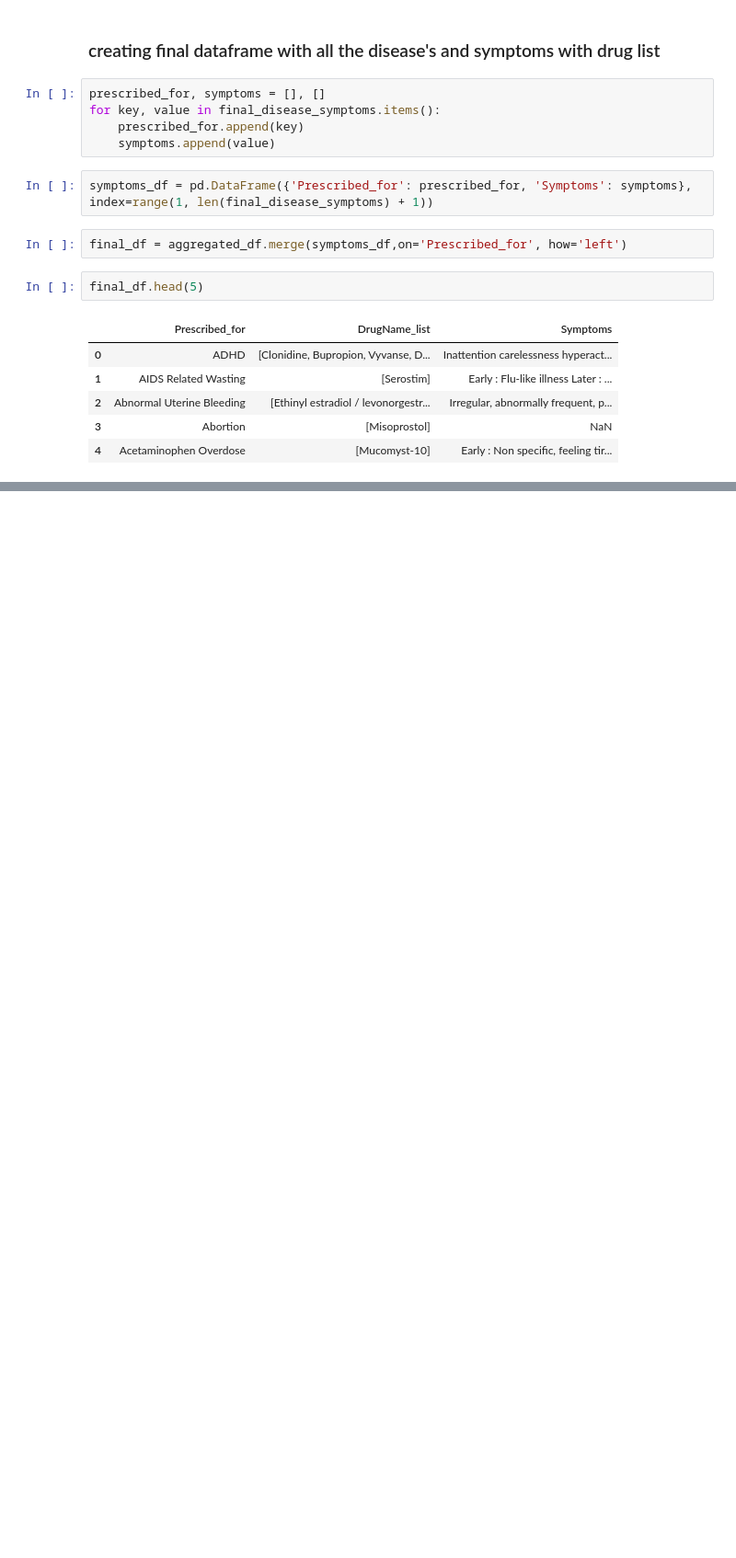
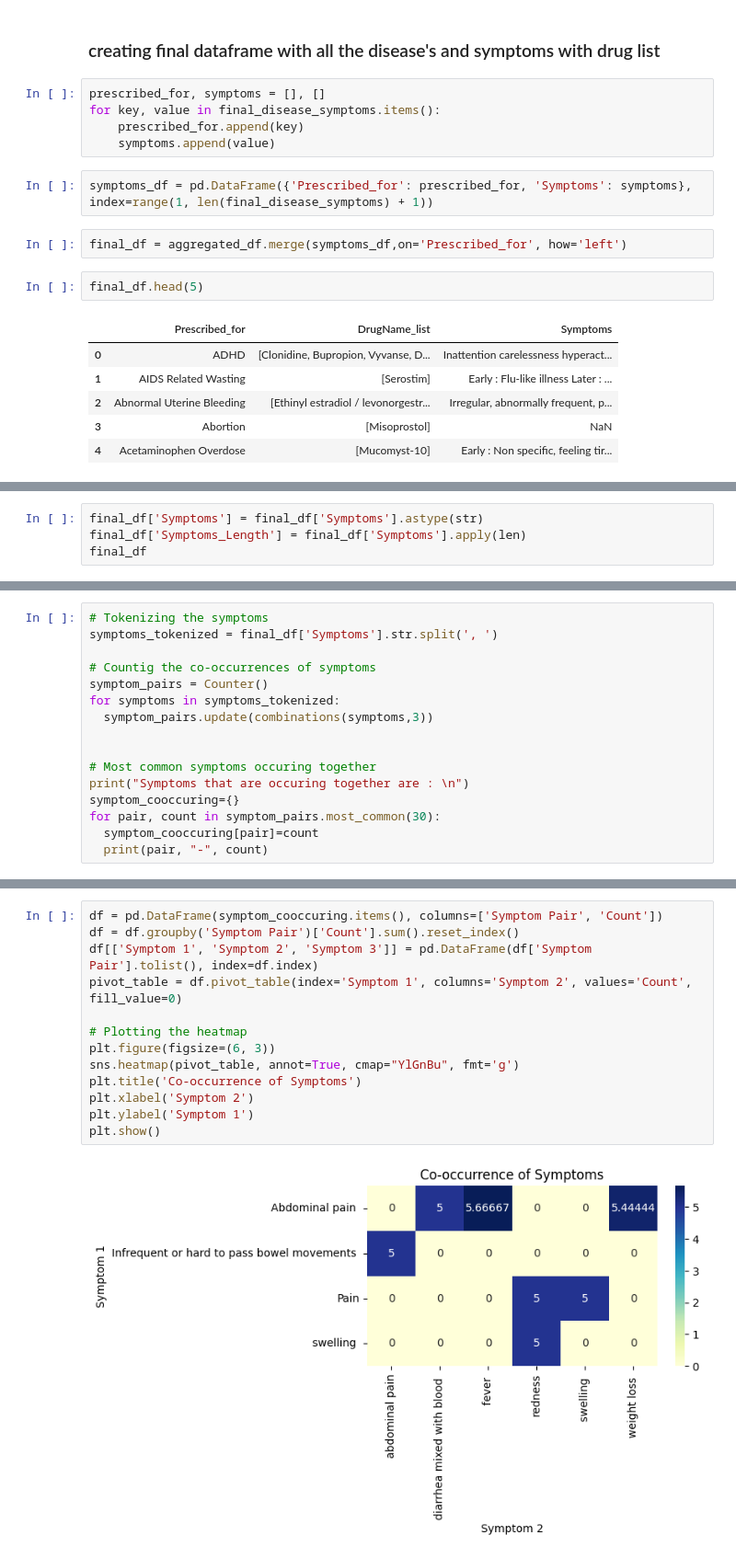
Before and after one commit to shobanasiranjeevilu/Healthcare_LLM, a Jupyter notebook: datacollection/data_processing.ipynb, the cells around one changed output, grey strips where cells are left out. Shown at 92% size. Saved outputs shown, nothing was run; the diff lists cells and outputs as text; blank space fills up the shorter version.

```diff
--- a/datacollection/data_processing.ipynb
+++ b/datacollection/data_processing.ipynb
@@ -70,0 +73,4 @@ final_df.head(5)
+# %%
+final_df['Symptoms'] = final_df['Symptoms'].astype(str)
+final_df['Symptoms_Length'] = final_df['Symptoms'].apply(len)
+final_df
@@ -70,0 +130,16 @@ final_df.head(5)
+# %%
+# Tokenizing the symptoms
+symptoms_tokenized = final_df['Symptoms'].str.split(', ')
+
+# Countig the co-occurrences of symptoms
+symptom_pairs = Counter()
+for symptoms in symptoms_tokenized:
+  symptom_pairs.update(combinations(symptoms,3))
+
+
+# Most common symptoms occuring together
+print("Symptoms that are occuring together are : \n")
+symptom_cooccuring={}
+for pair, count in symptom_pairs.most_common(30):
+  symptom_cooccuring[pair]=count
+  print(pair, "-", count)
@@ -70,0 +164,15 @@ final_df.head(5)
+# %%
+df = pd.DataFrame(symptom_cooccuring.items(), columns=['Symptom Pair', 'Count'])
+df = df.groupby('Symptom Pair')['Count'].sum().reset_index()
+df[['Symptom 1', 'Symptom 2', 'Symptom 3']] = pd.DataFrame(df['Symptom Pair'].tolist(), index=df.index)
+pivot_table = df.pivot_table(index='Symptom 1', columns='Symptom 2', values='Count', fill_value=0)
+
+# Plotting the heatmap
+plt.figure(figsize=(6, 3))
+sns.heatmap(pivot_table, annot=True, cmap="YlGnBu", fmt='g')
+plt.title('Co-occurrence of Symptoms')
+plt.xlabel('Symptom 2')
+plt.ylabel('Symptom 1')
+plt.show()
+# %% [output]
+[figure, added]
```
Also changed, not shown: parts of 9 cells of this notebook.
